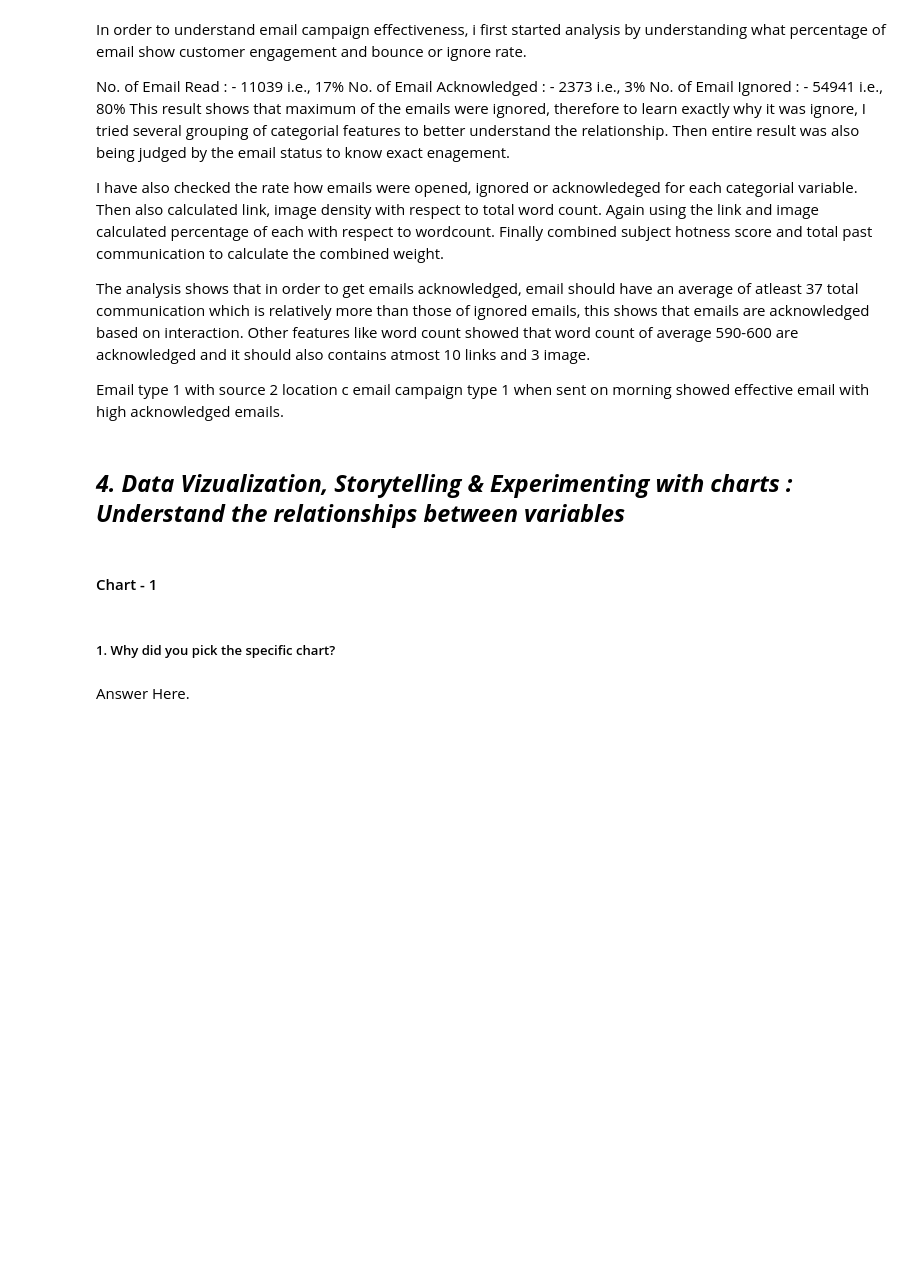
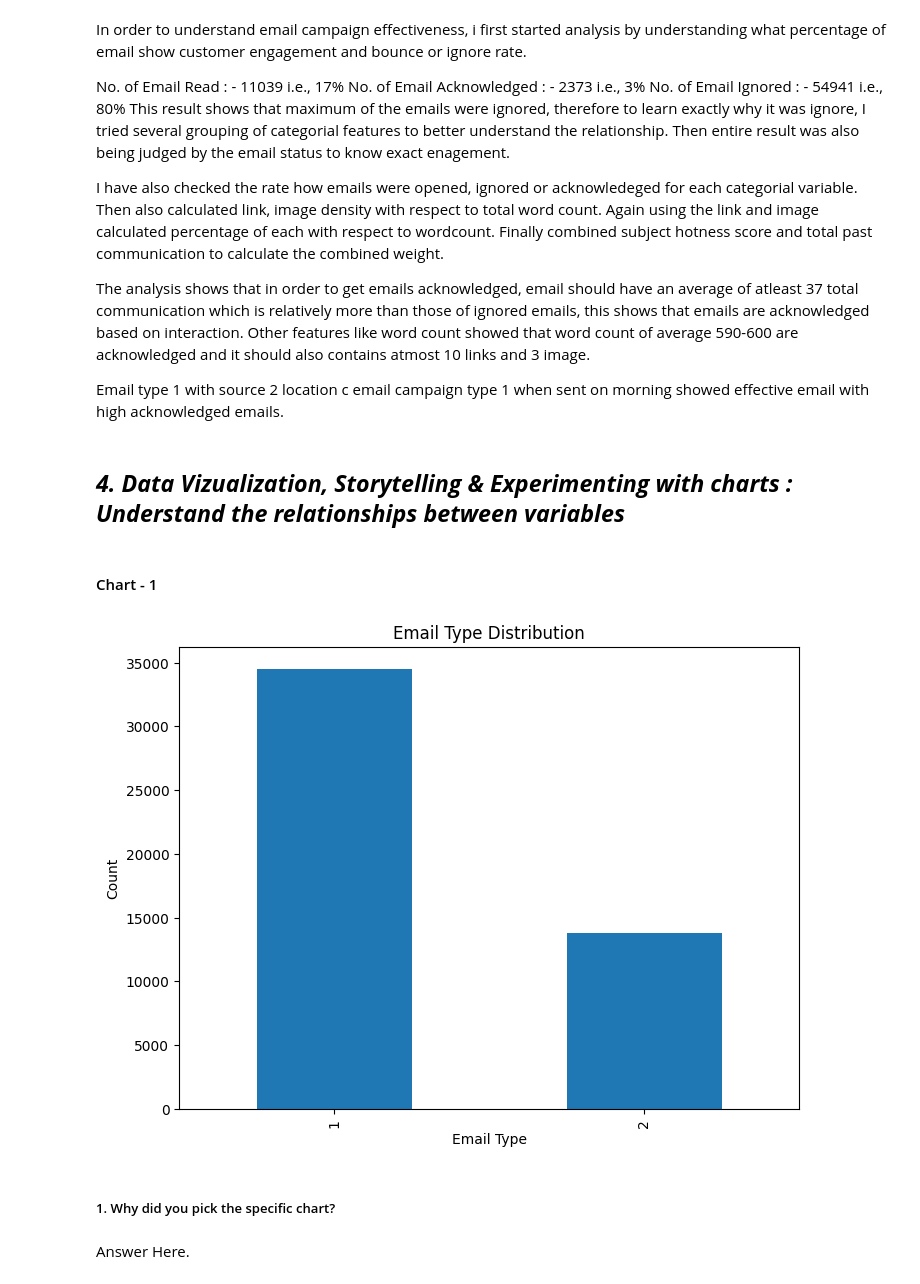
Before and after one commit to MishraVikas01/Capstone_project_Classification, a Jupyter notebook: ML_Submission_Template_Classification.ipynb, the cells around one changed output. Saved outputs shown, nothing was run; the diff lists cells and outputs as text; code cells hidden in the pictures; blank space fills up the shorter version.

```diff
--- a/ML_Submission_Template_Classification.ipynb
+++ b/ML_Submission_Template_Classification.ipynb
@@ -225,3 +319,20 @@ print("No. of Email Ignored : -",len(df[df['Email_Status'] == 0]))
+# %%
+# Write your code to make your dataset analysis ready.
+# Print the first five rows of the dataset
+print(data.head())
+
+# Check for missing values
+print(data.isnull().sum())
+
+# Fill missing values with the mean of the column
+df = data.fillna(data.mean())
+
+# Check for duplicate rows
+print(data.duplicated().sum())
+
+
+# Print the shape of the cleaned dataset
+print(data.shape)
 # %% [markdown]
 ### What all manipulations have you done and insights you found?
 # %% [markdown]
@@ -246,3 +355,14 @@ Email type 1 with source 2 location c email campaign type 1 when sent on morning
+# %%
+# Chart - 1 visualization code
+# Bar plot of Email Type
+plt.figure(figsize=(8, 6))
+df['Email_Type'].value_counts().plot(kind='bar')
+plt.title('Email Type Distribution')
+plt.xlabel('Email Type')
+plt.ylabel('Count')
+plt.show()
+# %% [output]
+[figure, added]
 # %% [markdown]
 ##### 1. Why did you pick the specific chart?
 # %% [markdown]
```
Also changed, not shown: parts of 33 cells of this notebook.
